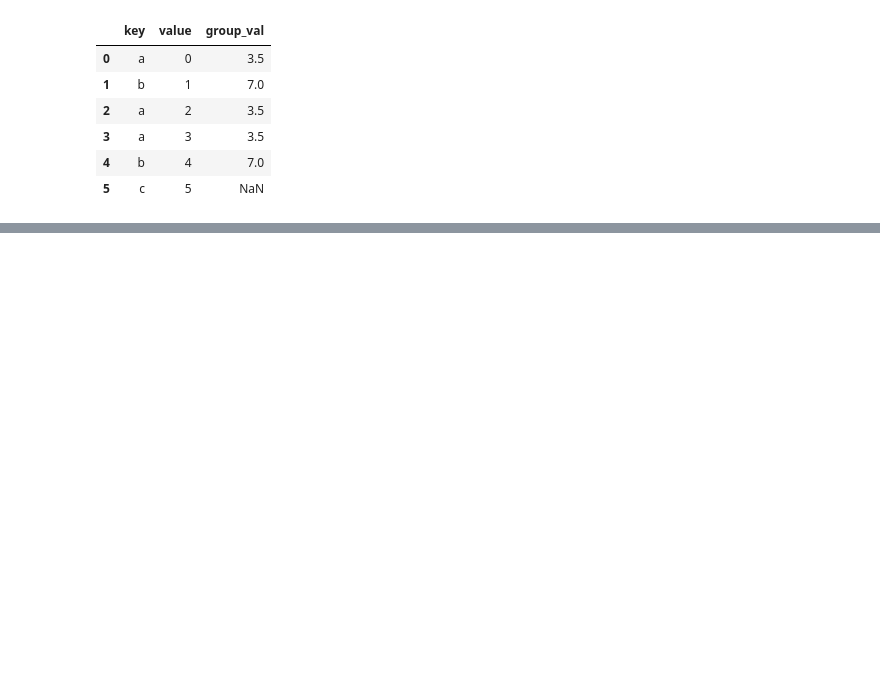
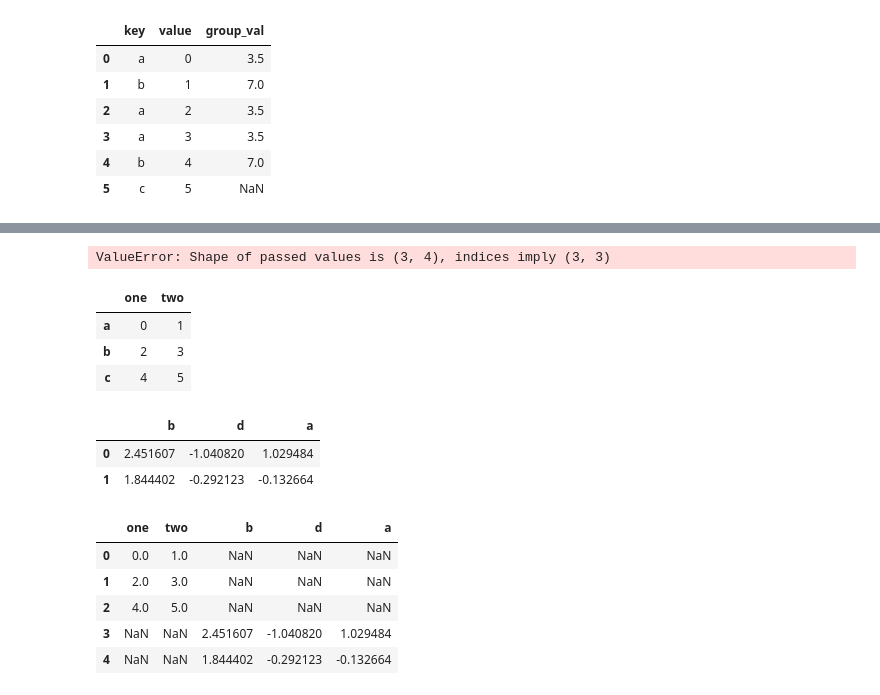
Before and after one commit to LydiaStoneKonstanski/WesCh678, a Jupyter notebook: Chapter8WorkAlong.ipynb, the cells around one changed output, grey strips where cells are left out. Drawn from its saved outputs; the diff is of its cells as text; code cells hidden in the pictures; blank space fills up the shorter version.

```diff
--- a/Chapter8WorkAlong.ipynb
+++ b/Chapter8WorkAlong.ipynb
@@ -614,0 +779,28 @@ SyntaxError: closing parenthesis ']' does not match opening parenthesis '(' (132
+# %%
+df1= pd.DataFrame(np.random.standard_normal((3,4)), columns=["b", "d", "a"])
+# %% [output]
+ValueError: Shape of passed values is (3, 4), indices imply (3, 3)
+# %%
+df2= pd.DataFrame(np.random.standard_normal((2,3)), columns=["b", "d", "a"])
+# %%
+df1
+# %% [output]
+|  | one | two |
+| a | 0 | 1 |
+| b | 2 | 3 |
+| c | 4 | 5 |
+# %%
+df2
+# %% [output]
+|  | b | d | a |
+| 0 | 2.451607 | -1.040820 | 1.029484 |
+| 1 | 1.844402 | -0.292123 | -0.132664 |
+# %%
+pd.concat([df1, df2], ignore_index=True)
+# %% [output]
+|  | one | two | b | d | a |
+| 0 | 0.0 | 1.0 | NaN | NaN | NaN |
+| 1 | 2.0 | 3.0 | NaN | NaN | NaN |
+| 2 | 4.0 | 5.0 | NaN | NaN | NaN |
+| 3 | NaN | NaN | 2.451607 | -1.040820 | 1.029484 |
+| 4 | NaN | NaN | 1.844402 | -0.292123 | -0.132664 |
```
Also changed, not shown: parts of 39 cells of this notebook.
